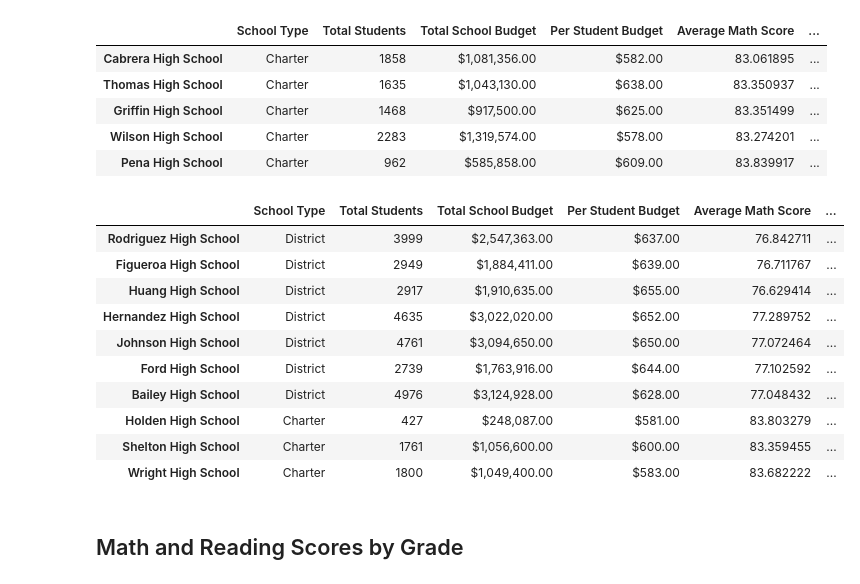
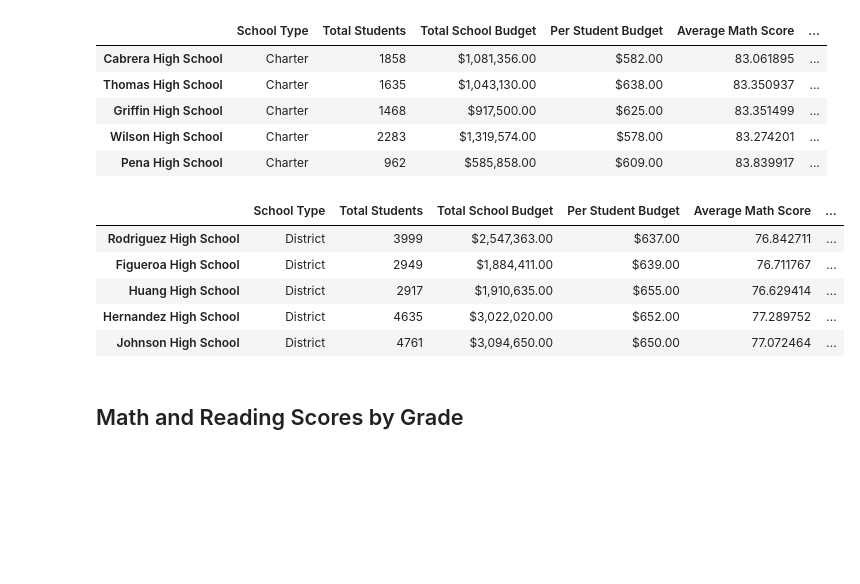
Before and after one commit to MisterAaronWong/School_District_Analysis, a Jupyter notebook: PyCitySchools_Challenge.ipynb, the cells around one changed output. Cells and saved outputs as stored; diff of their text form; code cells hidden in the pictures; blank space fills up the shorter version.

```diff
--- a/PyCitySchools_Challenge.ipynb
+++ b/PyCitySchools_Challenge.ipynb
@@ -255,11 +293,11 @@ per_school_summary_df
 # Step 5.  Get the number of 10th-12th graders from Thomas High School (THS). #10th = 421, 11th = 415, 12th = 338
 ##thomas_tenth = student_data_df.loc[(student_data_df['school_name'] == 'Thomas High School') & (student_data_df['grade'] == '10th')].count()
 ##thomas_eleventh = student_data_df.loc[(student_data_df['school_name'] == 'Thomas High School') & (student_data_df['grade'] == '11th')].count()
-##thomas_twelth = student_data_df.loc[(student_data_df['school_name'] == 'Thomas High School') & (student_data_df['grade'] == '12th')].count()
-##thomas_no9 = thomas_tenth + thomas_eleventh + thomas_twelth
-ths_no9_count = student_data_df.loc[(student_data_df["school_name"] == "Thomas High School")
+##thomas_twelfth = student_data_df.loc[(student_data_df['school_name'] == 'Thomas High School') & (student_data_df['grade'] == '12th')].count()
+##thomas_no9 = thomas_tenth + thomas_eleventh + thomas_twelfth
+ths_no9 = student_data_df.loc[(student_data_df["school_name"] == "Thomas High School")
                                     & ((student_data_df["grade"] == "10th") | (student_data_df["grade"] == "11th") | (student_data_df["grade"] == "12th"))]["grade"].count()
-ths_no9_count
+ths_no9
 # %% [output]
 1174
 # %%
@@ -310,19 +348,19 @@ math_score       1064
 dtype: int64
 # %%
 # Step 9. Calculate the percentage of 10th-12th grade students passing math from Thomas High School.
-ths_passing_math_percentage = (ths_passing_math_df["math_score"] / ths_no9_count) * 100
+ths_passing_math_percentage = (ths_passing_math_df["math_score"] / ths_no9) * 100
 ths_passing_math_percentage
 # %% [output]
 93.18568994889267
 # %%
 # Step 10. Calculate the percentage of 10th-12th grade students passing reading from Thomas High School.
-ths_passing_reading_percentage = (ths_passing_reading_df["reading_score"] / ths_no9_count) * 100
+ths_passing_reading_percentage = (ths_passing_reading_df["reading_score"] / ths_no9) * 100
 ths_passing_reading_percentage
 # %% [output]
 97.01873935264055
 # %%
 # Step 11. Calculate the overall passing percentage of 10th-12th grade from Thomas High School.
-ths_overall_passing_percentage = (ths_total_passing_df["student_name"] / ths_no9_count) * 100
+ths_overall_passing_percentage = (ths_total_passing_df["student_name"] / ths_no9) * 100
 ths_overall_passing_percentage
 # %% [output]
 90.63032367972743
@@ -380,20 +418,15 @@ top_schools.head()
 # %%
 # Sort and show bottom five schools.
 bottom_schools = per_school_summary_df.sort_values(["% Overall Passing"], ascending=True)
 
-bottom_schools.head(10)
+bottom_schools.head()
 # %% [output]
 |  | School Type | Total Students | Total School Budget | Per Student Budget | Average Math Score | ... |
 | Rodriguez High School | District | 3999 | $2,547,363.00 | $637.00 | 76.842711 | ... |
 | Figueroa High School | District | 2949 | $1,884,411.00 | $639.00 | 76.711767 | ... |
 | Huang High School | District | 2917 | $1,910,635.00 | $655.00 | 76.629414 | ... |
 | Hernandez High School | District | 4635 | $3,022,020.00 | $652.00 | 77.289752 | ... |
 | Johnson High School | District | 4761 | $3,094,650.00 | $650.00 | 77.072464 | ... |
-| Ford High School | District | 2739 | $1,763,916.00 | $644.00 | 77.102592 | ... |
-| Bailey High School | District | 4976 | $3,124,928.00 | $628.00 | 77.048432 | ... |
-| Holden High School | Charter | 427 | $248,087.00 | $581.00 | 83.803279 | ... |
-| Shelton High School | Charter | 1761 | $1,056,600.00 | $600.00 | 83.359455 | ... |
-| Wright High School | Charter | 1800 | $1,049,400.00 | $583.00 | 83.682222 | ... |
 # %% [markdown]
 ## Math and Reading Scores by Grade
 # %%
```
Also changed, not shown: parts of 10 cells of this notebook, 1 other file.
